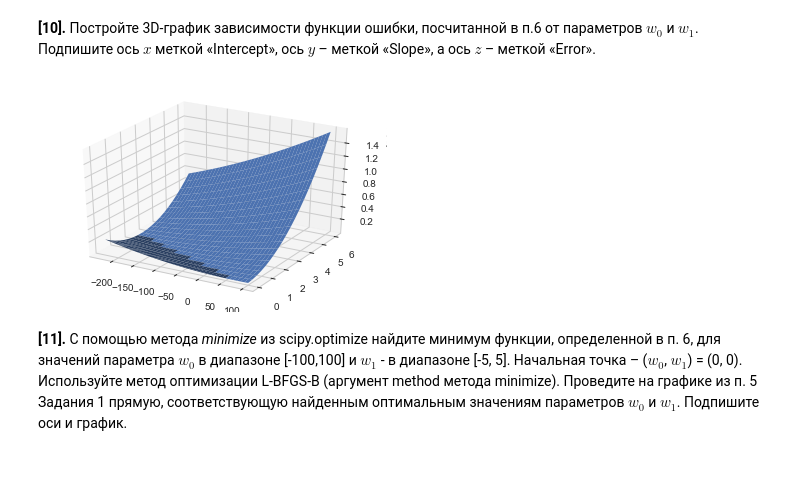
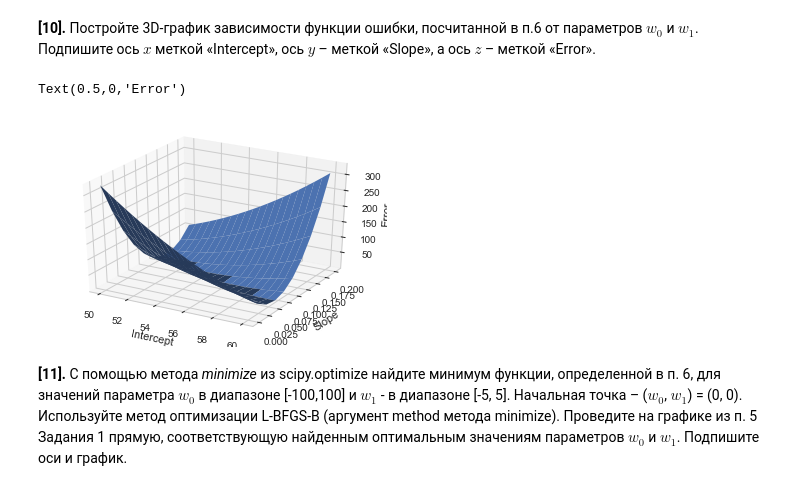
Before and after one commit to pkuderov/mlda-course, a Jupyter notebook: 02. supervised-learning/01. w1a_linreg_height_weight.ipynb, the cells around one changed output. Drawn from its saved outputs; the diff is of its cells as text; code cells hidden in the pictures.

```diff
--- a/02. supervised-learning/01. w1a_linreg_height_weight.ipynb
+++ b/02. supervised-learning/01. w1a_linreg_height_weight.ipynb
@@ -250,18 +261,23 @@ plt.show()
 # %% [markdown]
 **[10].** Постройте 3D-график зависимости функции ошибки, посчитанной в п.6 от параметров $w_0$ и $w_1$. Подпишите ось $x$ меткой «Intercept», ось $y$ – меткой «Slope», a ось $z$ – меткой «Error».
 # %%
-w0s = np.linspace(-230, 100, 40)
-w1s = np.linspace(0, 6, 20)
+w0s = np.linspace(50, 60, 20)
+w1s = np.linspace(0., 0.2, 10)
 
 w0s, w1s = np.meshgrid(w0s, w1s)
-z = get_error(w0s, w1s)
+vectorized_get_error = np.vectorize(get_error2)
+z = vectorized_get_error(w0s, w1s)
 
 fig = plt.figure()
 ax = fig.gca(projection='3d') # get current axis
 ax.plot_surface(w0s, w1s, z)
-fig.show()
+
+ax.set_xlabel('Intercept')
+ax.set_ylabel('Slope')
+ax.set_zlabel('Error')
 # %% [output]
+Text(0.5,0,'Error')
-[figure, old version]
+[figure, new version]
 # %% [markdown]
 **[11].** С помощью метода *minimize* из scipy.optimize найдите минимум функции, определенной в п. 6, для значений параметра $w_0$ в диапазоне [-100,100] и $w_1$ - в диапазоне [-5, 5]. Начальная точка – ($w_0$, $w_1$) = (0, 0). Используйте метод оптимизации L-BFGS-B (аргумент method метода minimize). Проведите на графике из п. 5 Задания 1 прямую, соответствующую найденным оптимальным значениям параметров $w_0$ и $w_1$. Подпишите оси и график.
 # %%
```
Also changed, not shown: parts of 19 cells of this notebook, 6 other files.
